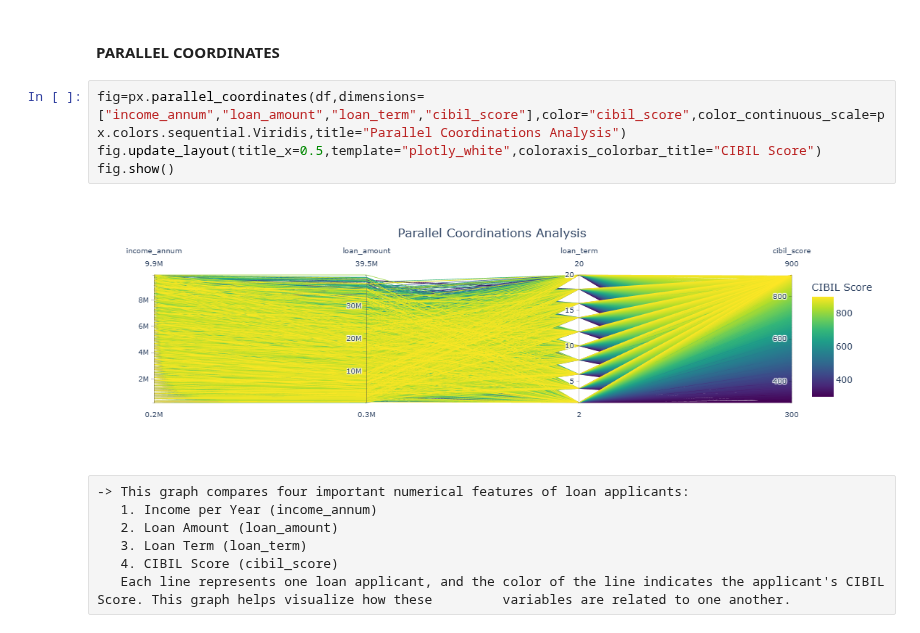
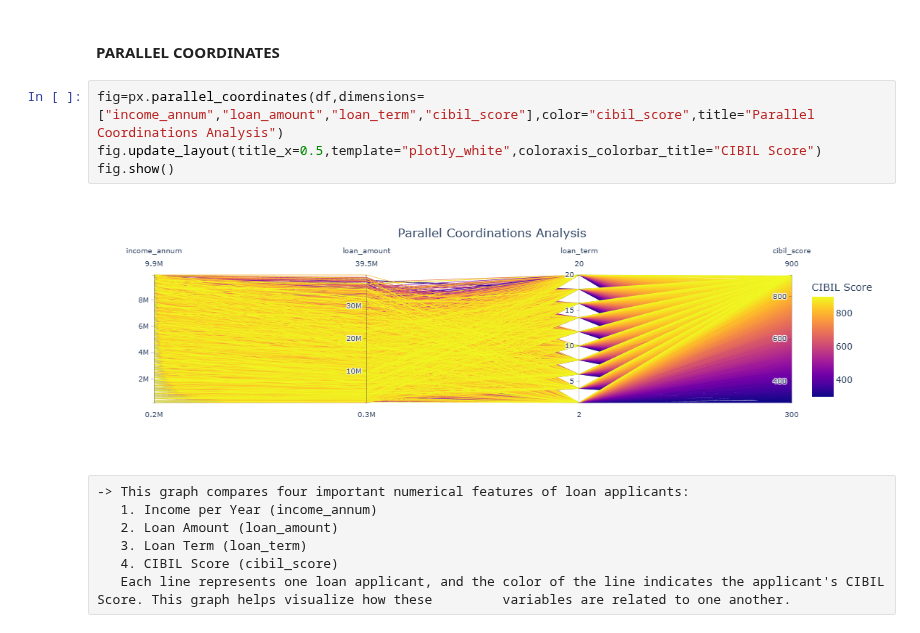
Before and after one commit to kamaljitkaur3019-creator/loan_approval_prediction_project, a Jupyter notebook: ProjectWork.ipynb, the cells around one changed output. Saved outputs shown, nothing was run; the diff lists cells and outputs as text.

```diff
--- a/ProjectWork.ipynb
+++ b/ProjectWork.ipynb
@@ -414,11 +414,11 @@ fig.show()
 # %% [markdown]
 #### PARALLEL COORDINATES
 # %%
-fig=px.parallel_coordinates(df,dimensions=["income_annum","loan_amount","loan_term","cibil_score"],color="cibil_score",color_continuous_scale=px.colors.sequential.Viridis,title="Parallel Coordinations Analysis")
+fig=px.parallel_coordinates(df,dimensions=["income_annum","loan_amount","loan_term","cibil_score"],color="cibil_score",title="Parallel Coordinations Analysis")
 fig.update_layout(title_x=0.5,template="plotly_white",coloraxis_colorbar_title="CIBIL Score")
 fig.show()
 # %% [output]
-[figure, old version]
+[figure, new version]
 # %% [raw]
 -> This graph compares four important numerical features of loan applicants:
    1. Income per Year (income_annum)
```
Also changed, not shown: parts of 4 cells of this notebook, 1 other file.
